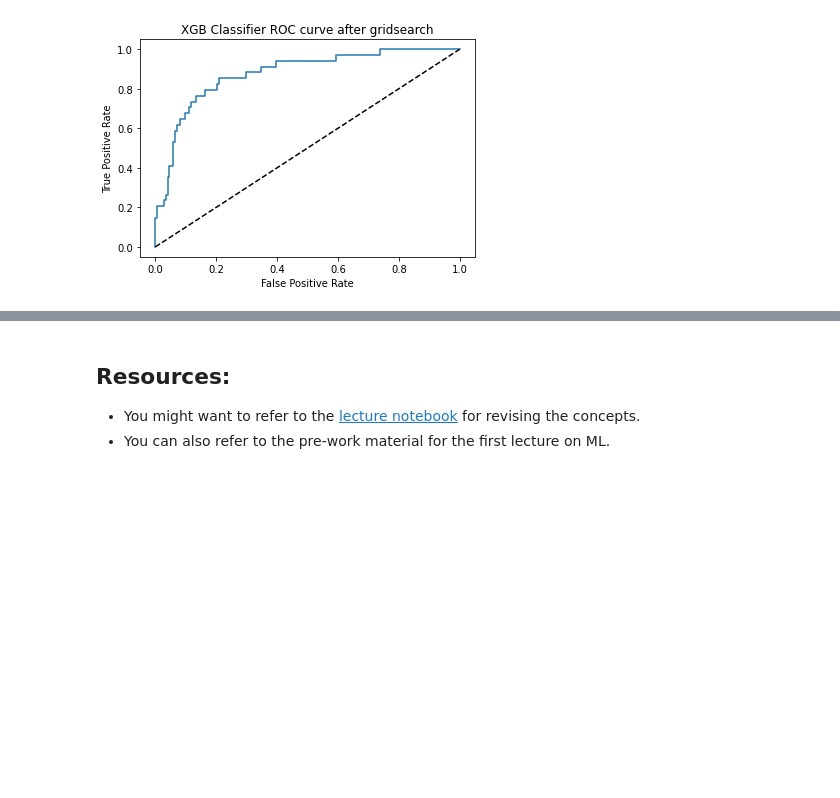
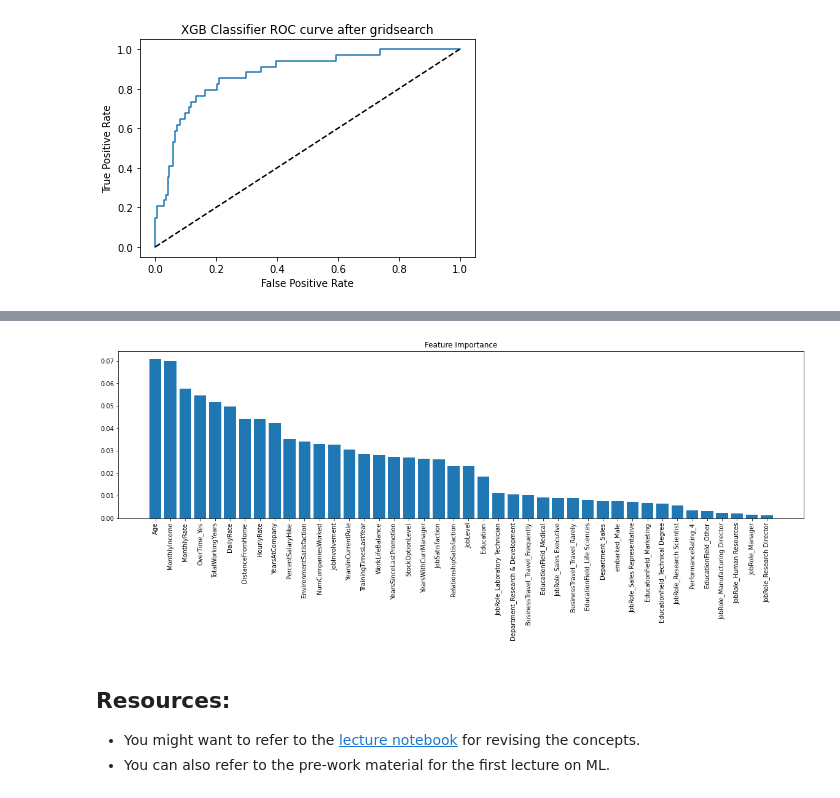
Before and after one commit to sethhardik/SHALA2020, a Jupyter notebook: ML_L1_Assignment.ipynb, the cells around one changed output, grey strips where cells are left out. Saved outputs shown, nothing was run; the diff lists cells and outputs as text; code cells hidden in the pictures; blank space fills up the shorter version.

```diff
--- a/ML_L1_Assignment.ipynb
+++ b/ML_L1_Assignment.ipynb
@@ -400,3 +384,32 @@ Average K-Fold Score : 0.8485436893203883
+# %%
+# feature importance
+rfc1=RandomForestClassifier(n_estimators=80)
+model=rfc1.fit(X_train,Y_train)
+# calculated by out of bag data while baaging in randomforest.
+importances = model.feature_importances_
+
+# Sort feature importances in descending order
+indices = np.argsort(importances)[::-1]
+
+# Rearrange feature names so they match the sorted feature importances
+names = [X_normalized.columns[i] for i in indices]
+
+# Create plot
+plt.figure(figsize=(20,5))
+
+# Create plot title
+plt.title("Feature Importance")
+
+# Add bars
+plt.bar(range(X_normalized.shape[1]), importances[indices])
+
+# Add feature names as x-axis labels
+plt.xticks(range(X_normalized.shape[1]), names, rotation=90)
+plt.show()
+# now accordingly we can use features that are more important for us
+# clearly from the below graph we can delete some of the "jobRole" column as it has very less importance while making a tree.
+# %% [output]
+[figure, added]
 # %% [markdown]
 ## Resources:
 
```
Also changed, not shown: parts of 11 cells of this notebook.
